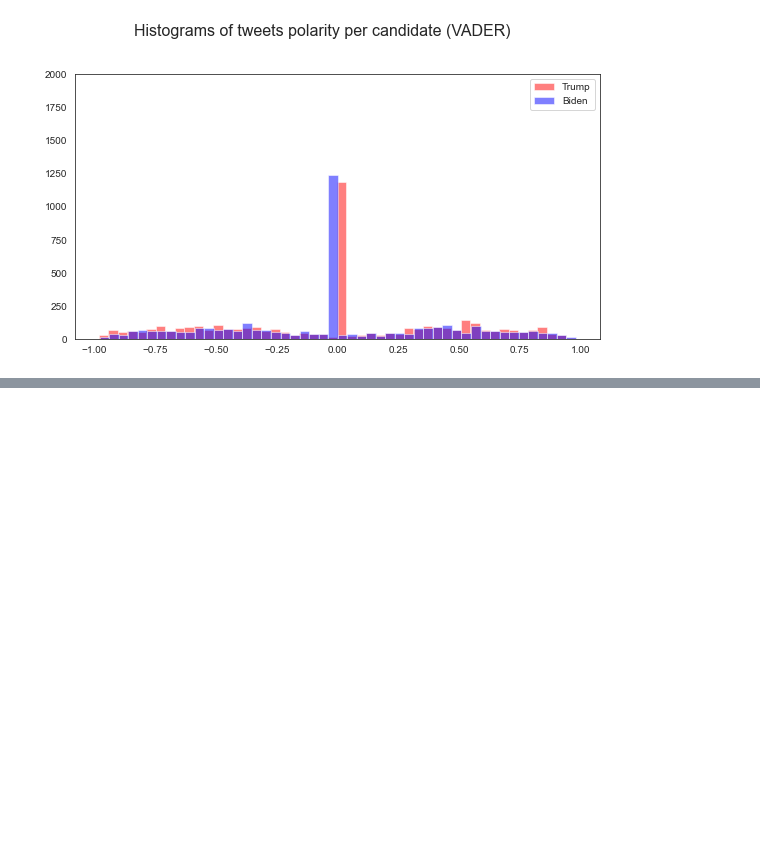
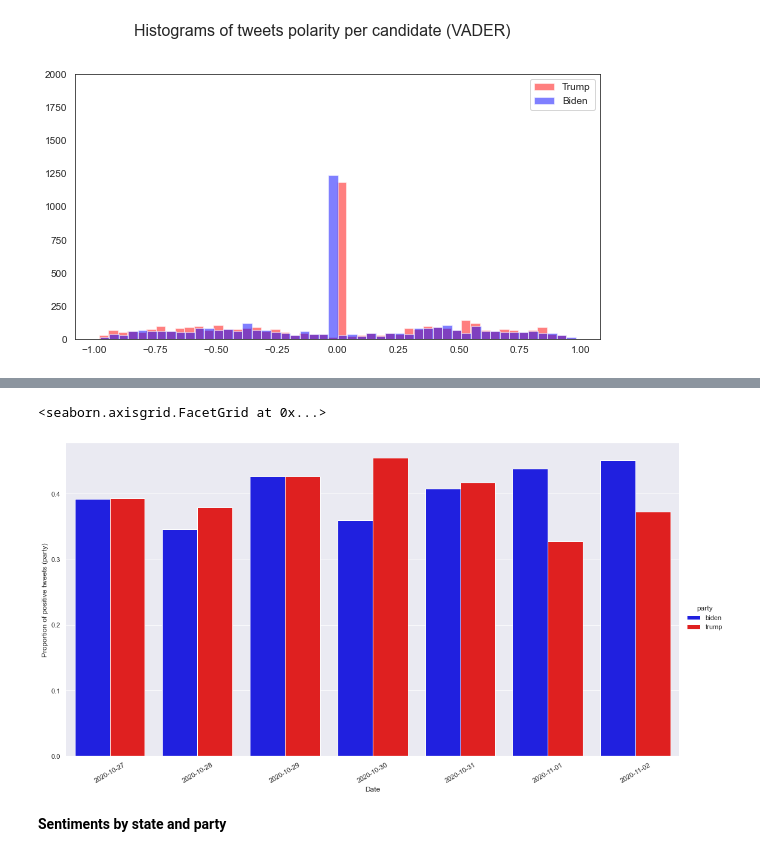
Before and after one commit to cl-xy/us-politics-social-media, a Jupyter notebook: sentiment analysis.ipynb, the cells around one changed output, grey strips where cells are left out. Cells and saved outputs as stored; diff of their text form; code cells hidden in the pictures; blank space fills up the shorter version.

```diff
--- a/sentiment analysis.ipynb
+++ b/sentiment analysis.ipynb
@@ -334,0 +541,17 @@ plt.show()
+# %%
+colors = ['#0000FF', '#FF0000']
+sns.set_palette(sns.color_palette(colors))
+
+g = sns.catplot(data = week3_positive,
+               kind = 'bar',
+               x = 'created_at', y = 'proportion_ds', hue = 'ds',
+               height=8, aspect=15/8)
+g.despine(left=True)
+g.set_axis_labels('Date', 'Proportion of positive tweets (party)')
+g._legend.set_title('party')
+g.set_xticklabels(rotation=30)
+# %% [output]
+<seaborn.axisgrid.FacetGrid at 0x...>
+[figure, added]
+# %% [markdown]
+**Sentiments by state and party**
```
Also changed, not shown: parts of 17 cells of this notebook, 3 other files.
